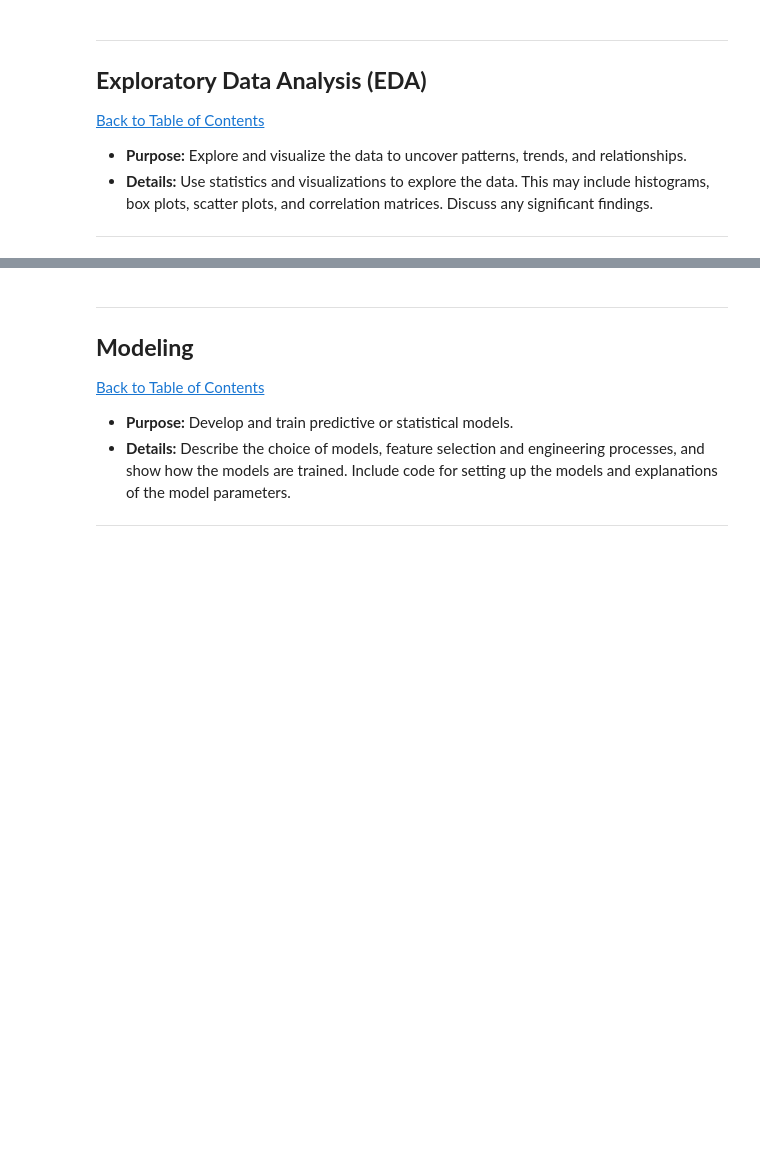
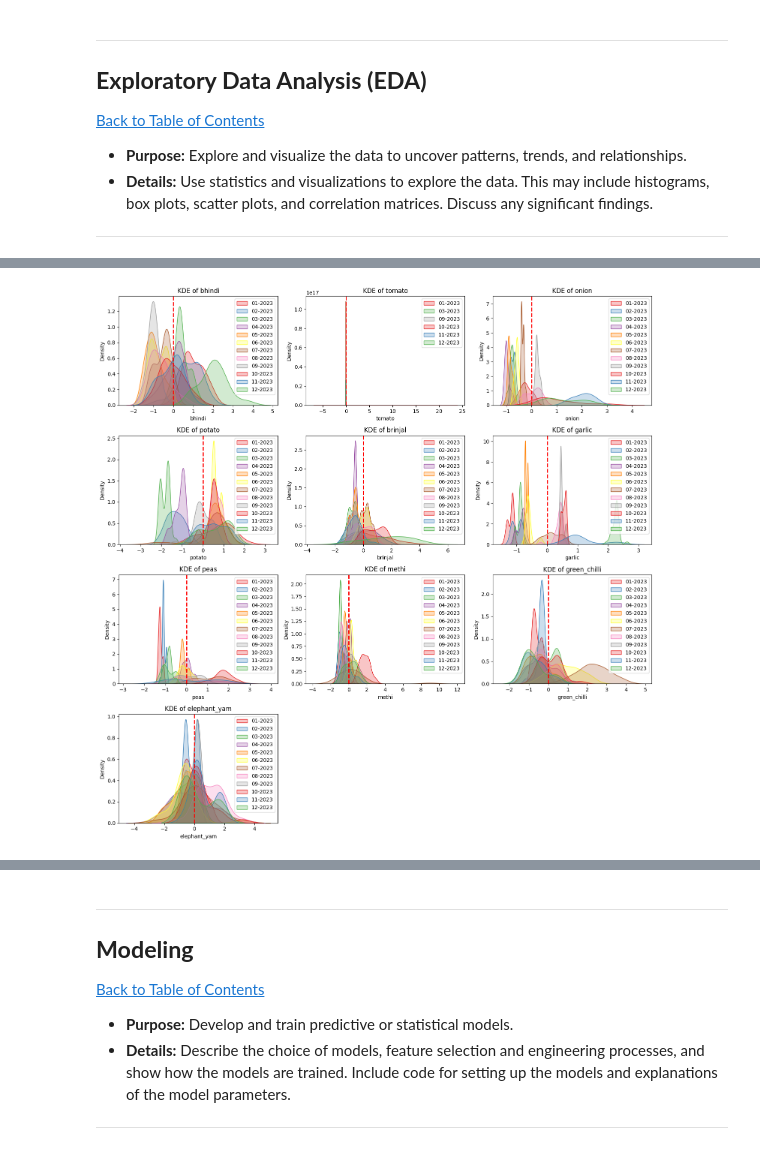
Before and after one commit to Ntokozo-sbusiso/QCTO_Workplace, a Jupyter notebook: QCTO---Workplace-Module-Notebook-Template-4571.ipynb, the cells around one changed output, grey strips where cells are left out. Cells and saved outputs as stored; diff of their text form; code cells hidden in the pictures; blank space fills up the shorter version.

```diff
--- a/QCTO---Workplace-Module-Notebook-Template-4571.ipynb
+++ b/QCTO---Workplace-Module-Notebook-Template-4571.ipynb
@@ -434,0 +599,36 @@ df_copy.head()
+# %%
+def plot_kde_by_month(df):
+
+    # Remove non-numeric columns
+    numeric_columns = df.select_dtypes(include=['float64', 'int64'])
+
+    # Setting up a 4x3 grid of plots
+    fig, axes = plt.subplots(4, 3, figsize=(15, 15))  # Adjust the figure size as needed
+    axes = axes.flatten()  # Flatten the 2D array of axes for easy iteration
+
+    # Define a custom color palette for months
+    month_palette = sns.color_palette("Set1", n_colors=len(df['price_months'].unique()))
+
+    # Plotting a KDE for each column in its respective subplot
+    for i, column in enumerate(df.columns[1:11]):  # Exclude the 'price_dates' and 'price_months' columns
+        for j, month in enumerate(df['price_months'].unique()):
+            sns.kdeplot(df[df['price_months'] == month][column], fill=True, ax=axes[i], label=month, color=month_palette[j], warn_singular=False)
+        axes[i].set_title(f'KDE of {column}')
+        axes[i].set_xlabel(column)
+        axes[i].set_ylabel('Density')
+        mean_val = df[column].mean()
+        axes[i].axvline(mean_val, color='red', linestyle='dashed', linewidth=2)
+        axes[i].legend()
+
+    # Hide any unused subplots
+    for j in range(i + 1, len(axes)):
+        fig.delaxes(axes[j])
+
+    # Adjust layout for better spacing
+    plt.tight_layout()
+    plt.show()
+
+# KDE plots with separate distributions by 'price_months' and legends using a custom color scheme:
+plot_kde_by_month(df_copy)
+# %% [output]
+[figure, added]
```
Also changed, not shown: parts of 15 cells of this notebook.
